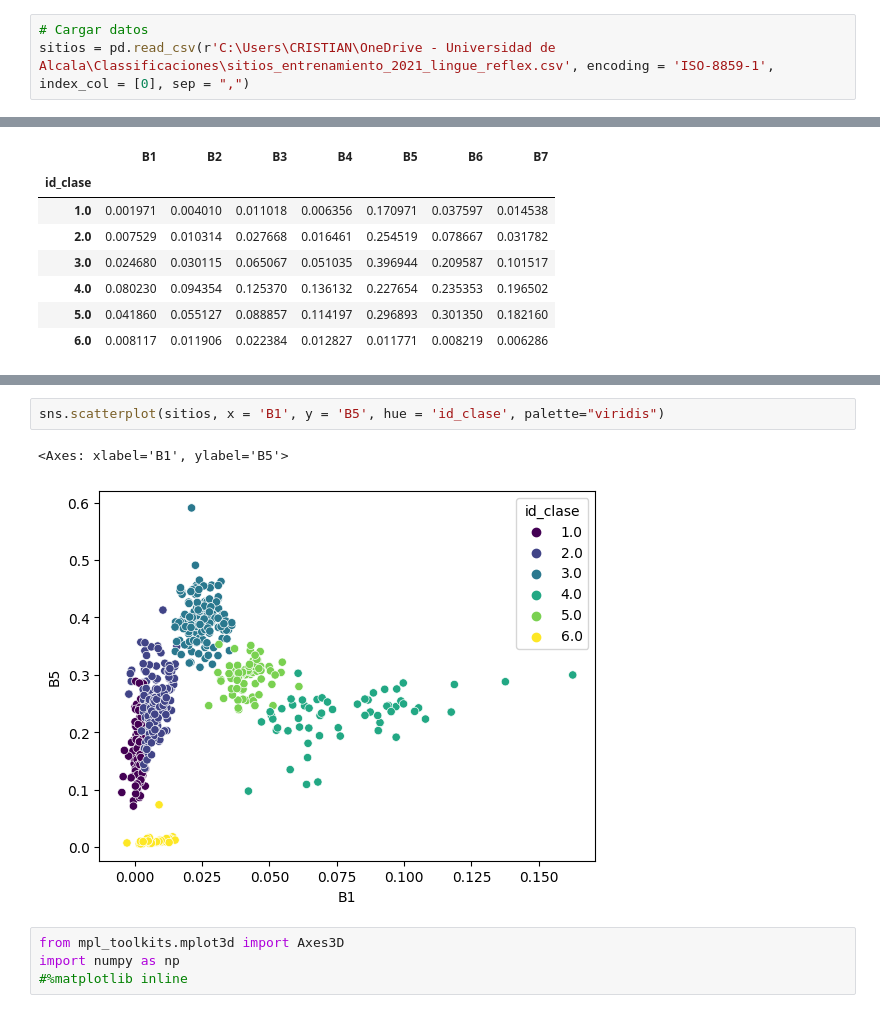
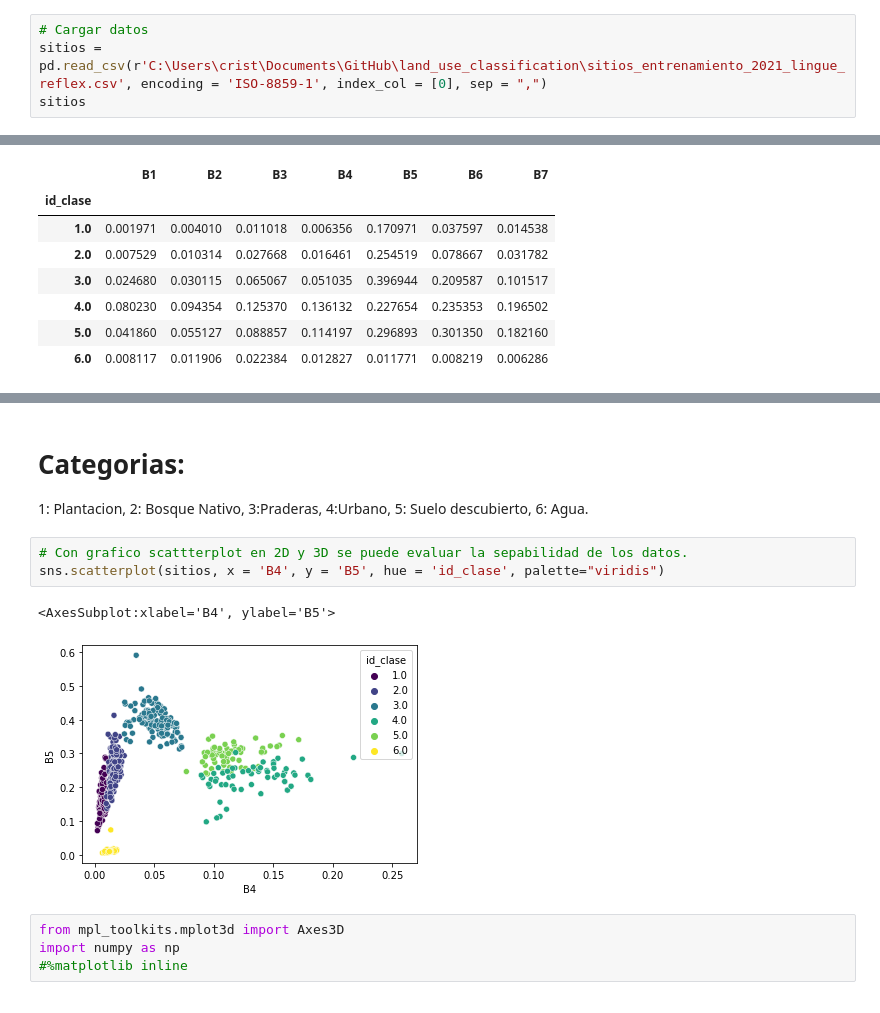
Before and after one commit to cristianvergaraf/land_use_classification, a Jupyter notebook: exploratory_analysis.ipynb, the cells around one changed output, grey strips where cells are left out. Saved outputs shown, nothing was run; the diff lists cells and outputs as text.

```diff
--- a/exploratory_analysis.ipynb
+++ b/exploratory_analysis.ipynb
@@ -11,4 +11,5 @@ import folium
 import numpy as np
 # %%
 # Cargar datos
-sitios = pd.read_csv(r'C:\Users\CRISTIAN\OneDrive - Universidad de Alcala\Classificaciones\sitios_entrenamiento_2021_lingue_reflex.csv', encoding = 'ISO-8859-1', index_col = [0], sep = ",")
+sitios = pd.read_csv(r'C:\Users\crist\Documents\GitHub\land_use_classification\sitios_entrenamiento_2021_lingue_reflex.csv', encoding = 'ISO-8859-1', index_col = [0], sep = ",")
+sitios
@@ -129,8 +149,14 @@ array([[<Axes: title={'center': 'B1'}>, <Axes: title={'center': 'B2'}>,
+# %% [markdown]
+# Categorias:
+
+1: Plantacion, 2: Bosque Nativo, 3:Praderas, 4:Urbano, 5: Suelo descubierto,
+6: Agua.
 # %%
-sns.scatterplot(sitios, x = 'B1', y = 'B5', hue = 'id_clase', palette="viridis")
+# Con grafico scattterplot en 2D y 3D se puede evaluar la sepabilidad de los datos.
+sns.scatterplot(sitios, x = 'B4', y = 'B5', hue = 'id_clase', palette="viridis")
 # %% [output]
-<Axes: xlabel='B1', ylabel='B5'>
+<AxesSubplot:xlabel='B4', ylabel='B5'>
-[figure, old version]
+[figure, new version]
 # %%
 from mpl_toolkits.mplot3d import Axes3D
 import numpy as np
```
Also changed, not shown: parts of 22 cells of this notebook, 11 other files.
